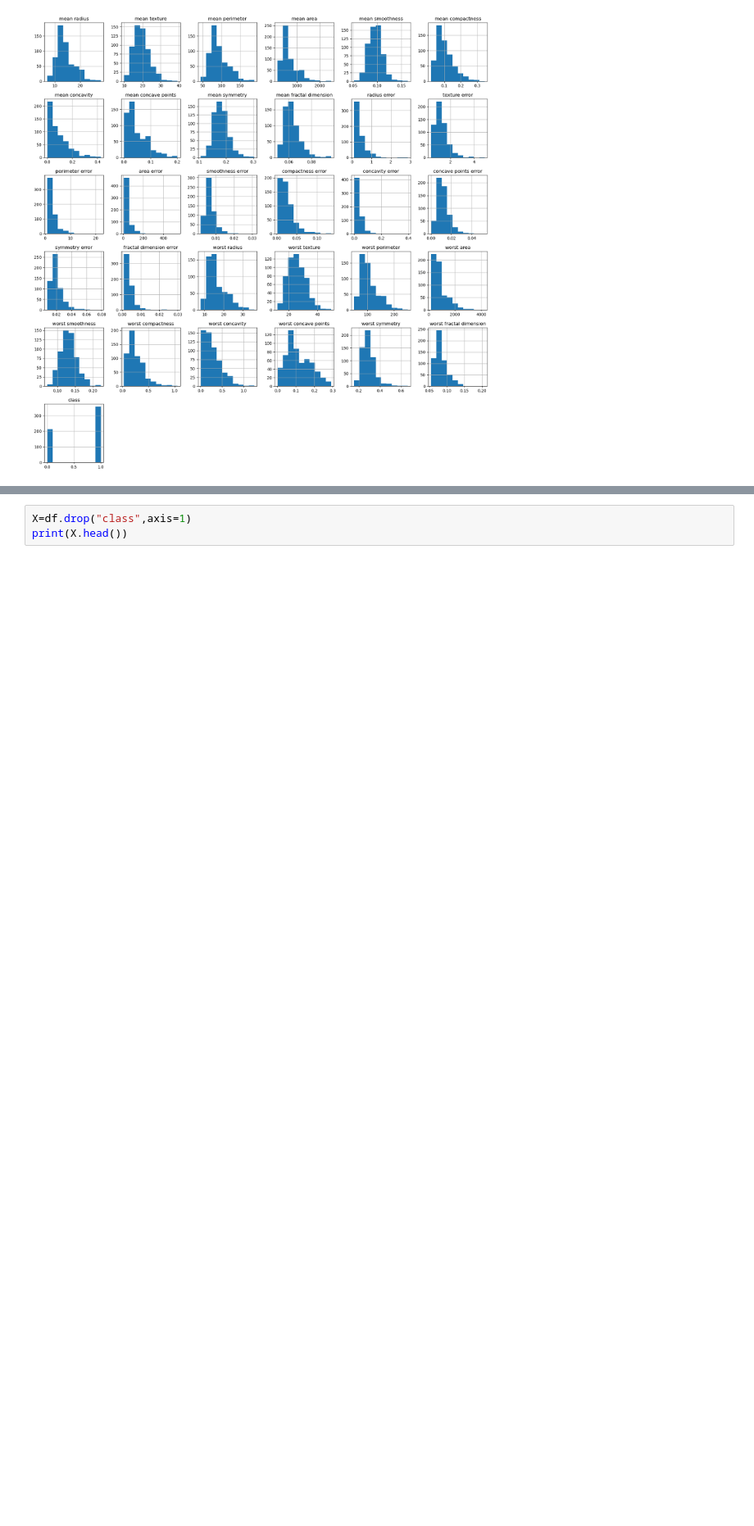
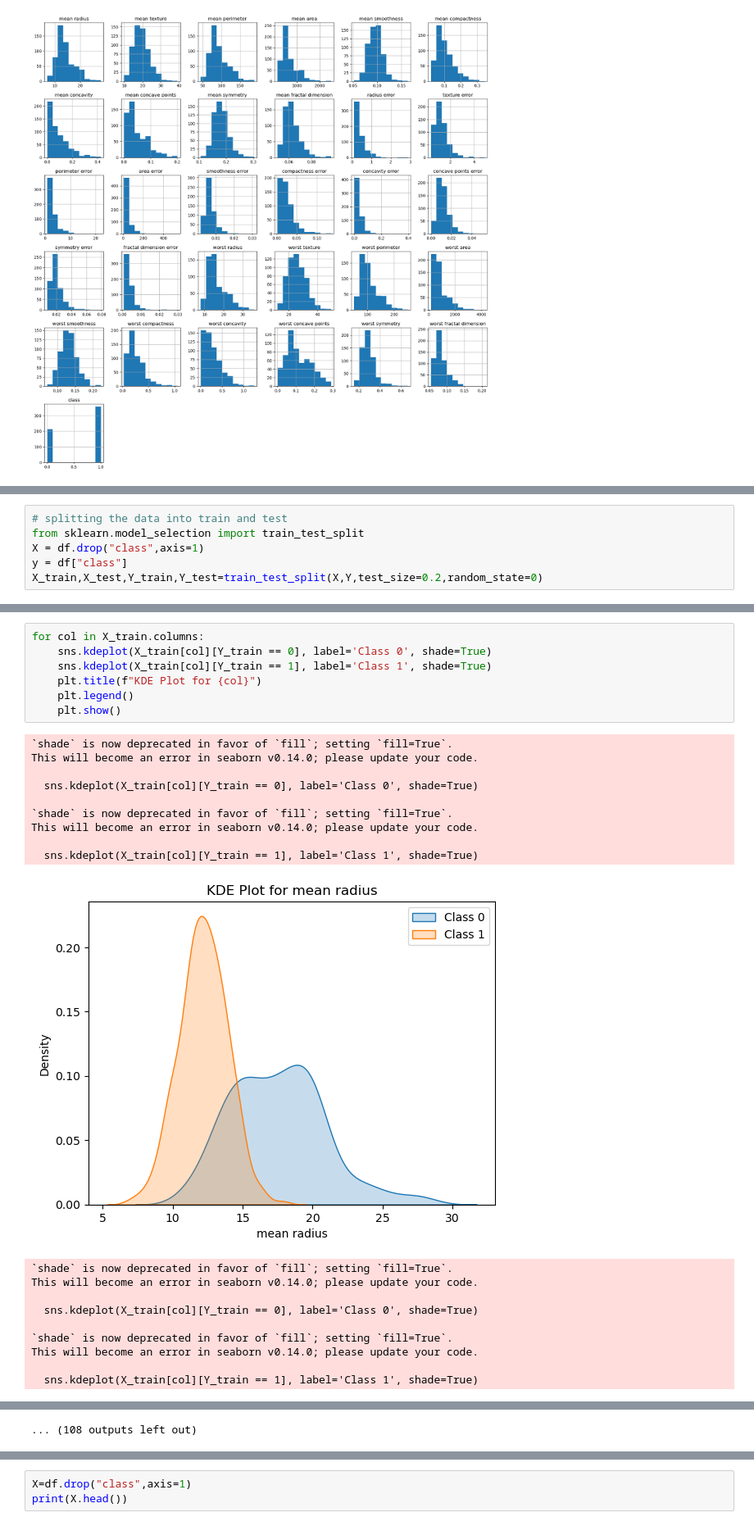
Before and after one commit to sathwik238/Breast-Cancer-Prediction, a Jupyter notebook: Breast_Cancer.ipynb, the cells around one changed output, grey strips where cells are left out. Shown at 82% size. Saved outputs shown, nothing was run; the diff lists cells and outputs as text; blank space fills up the shorter version.

Commit message:
PErformed EDA and modelling

```diff
--- a/Breast_Cancer.ipynb
+++ b/Breast_Cancer.ipynb
@@ -211,0 +270,6 @@ array([[<Axes: title={'center': 'mean radius'}>,
+# %%
+# splitting the data into train and test
+from sklearn.model_selection import train_test_split
+X = df.drop("class",axis=1)
+y = df["class"]
+X_train,X_test,Y_train,Y_test=train_test_split(X,Y,test_size=0.2,random_state=0)
@@ -217,0 +388,27 @@ X_scaled
+# %%
+for col in X_train.columns:
+    sns.kdeplot(X_train[col][Y_train == 0], label='Class 0', shade=True)
+    sns.kdeplot(X_train[col][Y_train == 1], label='Class 1', shade=True)
+    plt.title(f"KDE Plot for {col}")
+    plt.legend()
+    plt.show()
+# %% [output]
+`shade` is now deprecated in favor of `fill`; setting `fill=True`.
+This will become an error in seaborn v0.14.0; please update your code.
+
+  sns.kdeplot(X_train[col][Y_train == 0], label='Class 0', shade=True)
+
+`shade` is now deprecated in favor of `fill`; setting `fill=True`.
+This will become an error in seaborn v0.14.0; please update your code.
+
+  sns.kdeplot(X_train[col][Y_train == 1], label='Class 1', shade=True)
+[figure, added]
+`shade` is now deprecated in favor of `fill`; setting `fill=True`.
+This will become an error in seaborn v0.14.0; please update your code.
+
+  sns.kdeplot(X_train[col][Y_train == 0], label='Class 0', shade=True)
+
+`shade` is now deprecated in favor of `fill`; setting `fill=True`.
+This will become an error in seaborn v0.14.0; please update your code.
+
+  sns.kdeplot(X_train[col][Y_train == 1], label='Class 1', shade=True)
@@ -217,0 +456 @@ X_scaled
+... (108 outputs left out)
```
Also changed, not shown: parts of 14 cells of this notebook.
